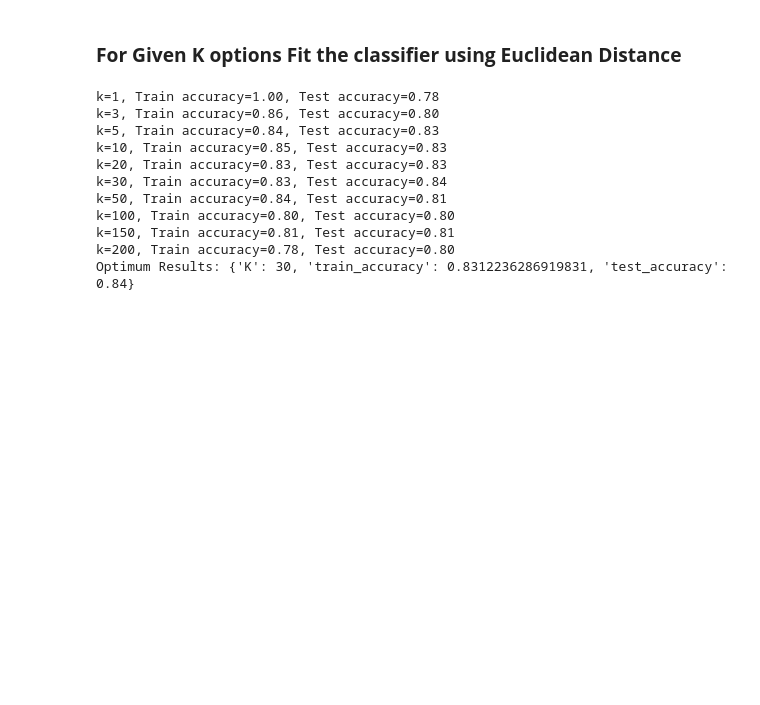
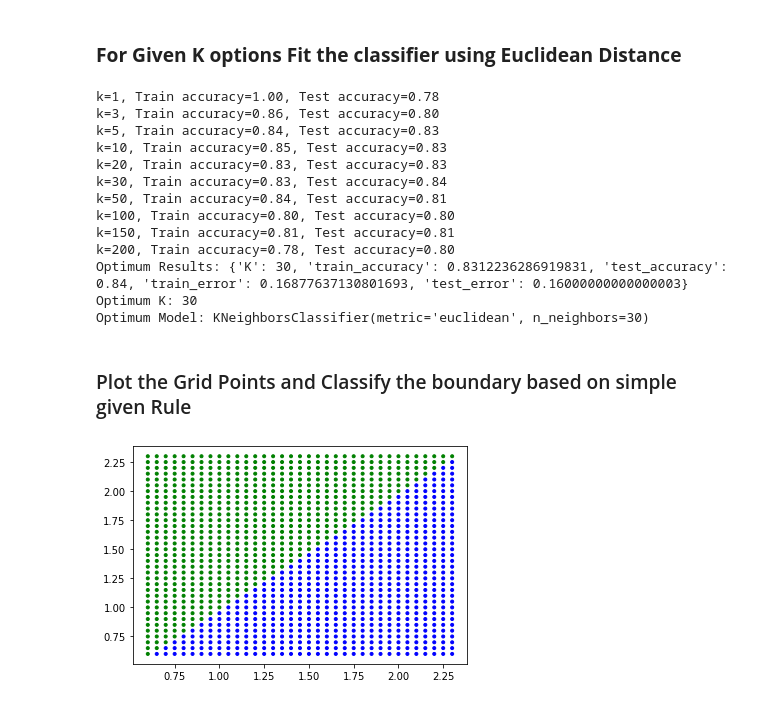
Before and after one commit to dev-nanthan/classifier-knn-diagnosis, a Jupyter notebook: MLA1_KNN.ipynb, the cells around one changed output. Cells and saved outputs as stored; diff of their text form; code cells hidden in the pictures; blank space fills up the shorter version.

Commit message:
store each models, plot for best model

```diff
--- a/MLA1_KNN.ipynb
+++ b/MLA1_KNN.ipynb
@@ -82,31 +57,45 @@ Test Data Size: 200
 # %% [markdown]
 ### **For Given K options Fit the classifier using Euclidean Distance**
 # %%
-from sklearn.neighbors import KNeighborsClassifier
+K_vals = [1,3,5,10,20,30,50,100,150,200]
 
-K_opt = [1,3,5,10,20,30,50,100,150,200]
+# List to store the Results produced by Each Models
 results = []
 
-for i, k in enumerate(K_opt):
+# List to store each models of diff K values
+KNN = []
+
+for i, k in enumerate(K_vals):
   knn = KNeighborsClassifier(n_neighbors=k, metric='euclidean')
-  knn.fit(train_data, train_labels)
-  train_accuracy = knn.score(train_data, train_labels)
-  test_accuracy = knn.score(test_data, test_labels)
+  KNN.append(knn)
+  KNN[i].fit(train_data, train_labels)
+  train_accuracy = KNN[i].score(train_data, train_labels)
+  test_accuracy = KNN[i].score(test_data, test_labels)
+
+  train_error = 1 - train_accuracy
+  test_error = 1 - test_accuracy
   print("k={}, Train accuracy={:.2f}, Test accuracy={:.2f}".format(k, train_accuracy, test_accuracy))
-  d_temp = {"K":k, "train_accuracy":train_accuracy, "test_accuracy": test_accuracy}
+  d_temp = {"K":k, "train_accuracy":train_accuracy, "test_accuracy": test_accuracy,
+            "train_error":train_error, "test_error":test_error}
   results.append(d_temp)
 
 # Get the Best Performing K value based on Test_Accuracy
-opt_r = 0;
+opt_i = 0;
 temp_max = 0;
 for i, r in enumerate(results):
   if (r["test_accuracy"]>temp_max):
-    opt_r = i
+    opt_i = i
     temp_max = r["test_accuracy"]
     #print (r)
 
 
-print("Optimum Results:", results[opt_r])
+print("Optimum Results:", results[opt_i])
+
+OPT_K = results[opt_i]["K"]
+OPT_Mod = KNN[opt_i]
+
+print("Optimum K:", OPT_K)
+print("Optimum Model:", OPT_Mod)
 # %% [output]
 k=1, Train accuracy=1.00, Test accuracy=0.78
 k=3, Train accuracy=0.86, Test accuracy=0.80
@@ -118,4 +107,32 @@ k=50, Train accuracy=0.84, Test accuracy=0.81
 k=100, Train accuracy=0.80, Test accuracy=0.80
 k=150, Train accuracy=0.81, Test accuracy=0.81
 k=200, Train accuracy=0.78, Test accuracy=0.80
-Optimum Results: {'K': 30, 'train_accuracy': 0.8312236286919831, 'test_accuracy': 0.84}
+Optimum Results: {'K': 30, 'train_accuracy': 0.8312236286919831, 'test_accuracy': 0.84, 'train_error': 0.16877637130801693, 'test_error': 0.16000000000000003}
+Optimum K: 30
+Optimum Model: KNeighborsClassifier(metric='euclidean', n_neighbors=30)
+# %% [markdown]
+### Plot the Grid Points and Classify the boundary based on simple given Rule
+# %%
+grid_df = pd.read_csv("2D_grid_points.csv")
+#print(grid_df)
+
+r1 = grid_df['R1']
+r2 = grid_df['R2']
+
+# Assign the class labels for the provided Grid points.
+# Assign Criteria: y` = 0 when R1<R2, y` = 1 when R1>=R2.
+g_y = (r1>r2).astype(int)
+
+# Create scatter plot of grid points with assigned classes
+fig, ax = plt.subplots()
+colors = ListedColormap(['green', 'blue'])
+ax.scatter(r1, r2, c=g_y, cmap=colors, marker='.')
+
+# Draw Contour through the class boundary using meshgrid, Contour - Not Done yet
+R1, R2 = np.meshgrid(r1, r2)
+Y = (R1>R2).astype(int)
+#ax.contour(R1, R2, Y, levels=[0.5], colors='black')
+
+plt.show()
+# %% [output]
+[figure, added]
```
Also changed, not shown: parts of 6 cells of this notebook.
